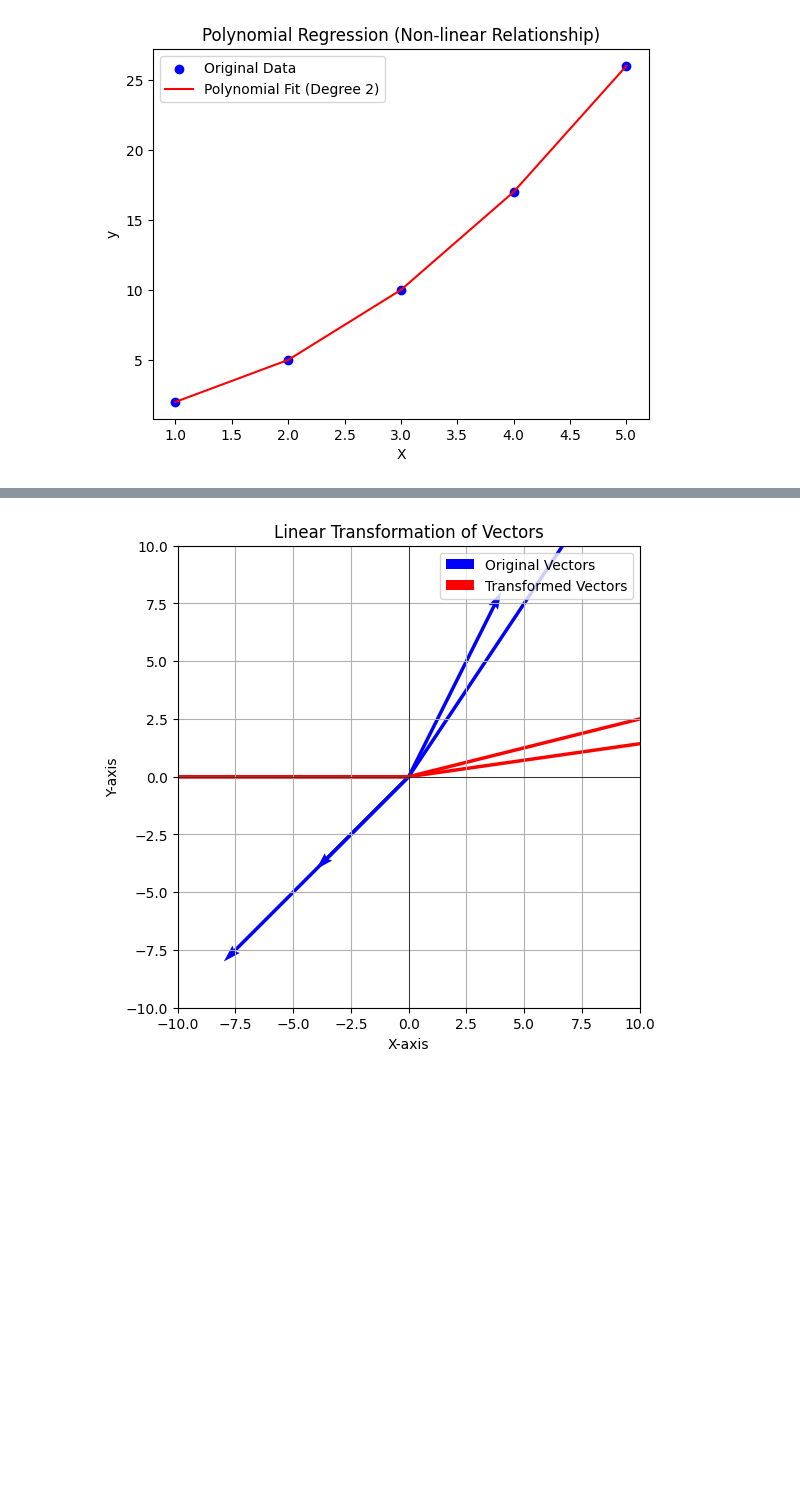
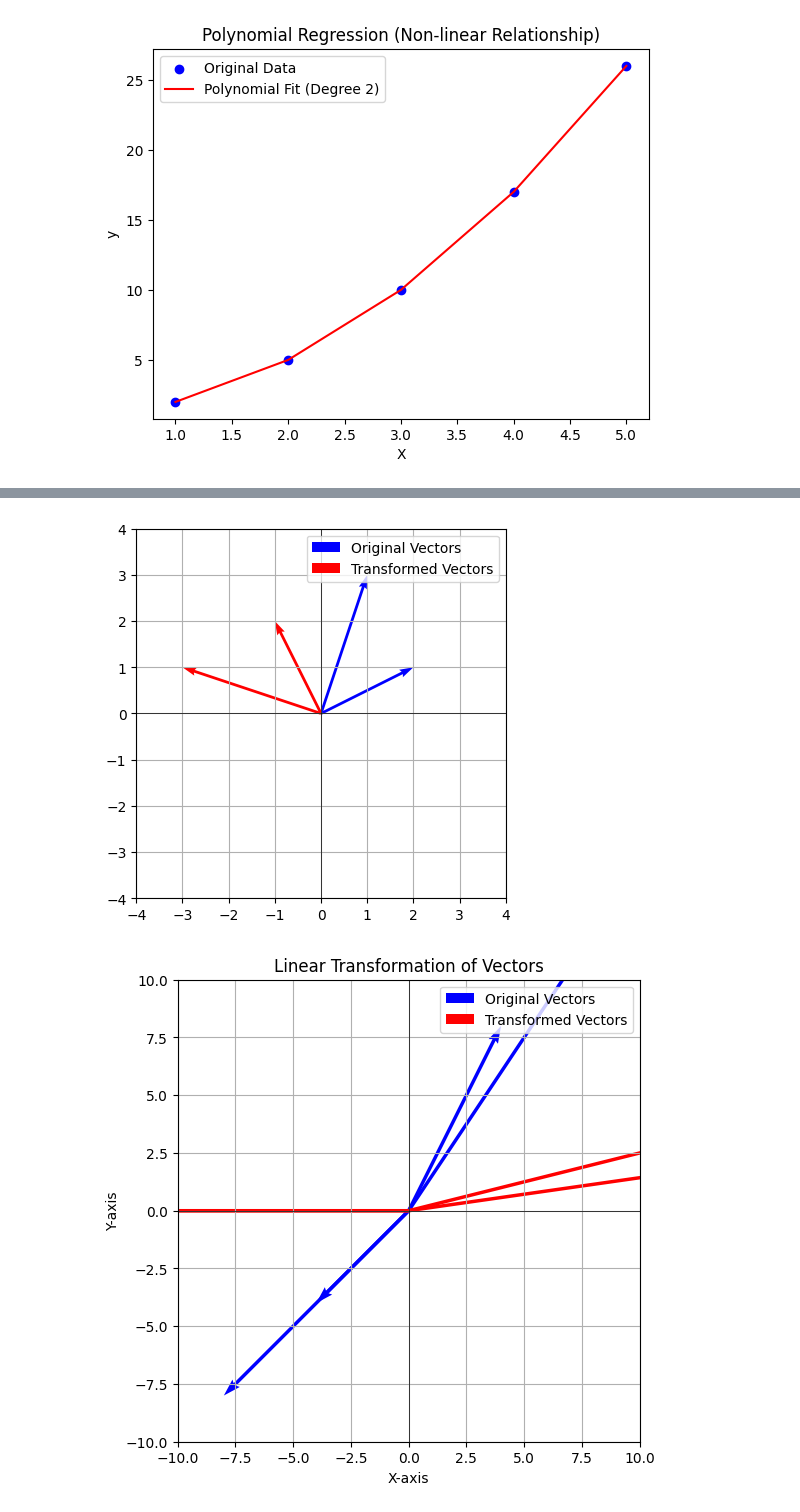
Before and after one commit to freejyb/kdigital, a Jupyter notebook: 데이터전처리/Linear Combination.ipynb, the cells around one changed output, grey strips where cells are left out. Saved outputs shown, nothing was run; the diff lists cells and outputs as text; code cells hidden in the pictures; blank space fills up the shorter version.

```diff
--- a/데이터전처리/Linear Combination.ipynb
+++ b/데이터전처리/Linear Combination.ipynb
@@ -145,3 +200,31 @@ plt.show()
+# %%
+import numpy as np
+import matplotlib.pyplot as plt
+
+# 원래 벡터들
+vectors = np.array([[2, 1], [1, 3]])
+
+# 변환 행렬 (90도 회전 행렬)
+rotation_matrix = np.array([[0, -1], [1, 0]])
+
+# 선형 변환 적용
+transformed_vectors = vectors.dot(rotation_matrix.T)
+
+# 원래 벡터와 변환된 벡터 시각화
+plt.figure()
+plt.quiver([0, 0], [0, 0], vectors[:, 0], vectors[:, 1], angles='xy', scale_units='xy', scale=1, color='blue', label='Original Vectors')
+plt.quiver([0, 0], [0, 0], transformed_vectors[:, 0], transformed_vectors[:, 1], angles='xy', scale_units='xy', scale=1, color='red', label='Transformed Vectors')
+
+plt.xlim(-4, 4)
+plt.ylim(-4, 4)
+plt.axhline(0, color='black', lw=0.5)
+plt.axvline(0, color='black', lw=0.5)
+plt.grid()
+plt.gca().set_aspect('equal')
+plt.legend()
+plt.show()
+# %% [output]
+[figure, added]
 # %%
 # 코드 설명
 # 벡터 데이터 생성:
```
Also changed, not shown: parts of 10 cells of this notebook.
